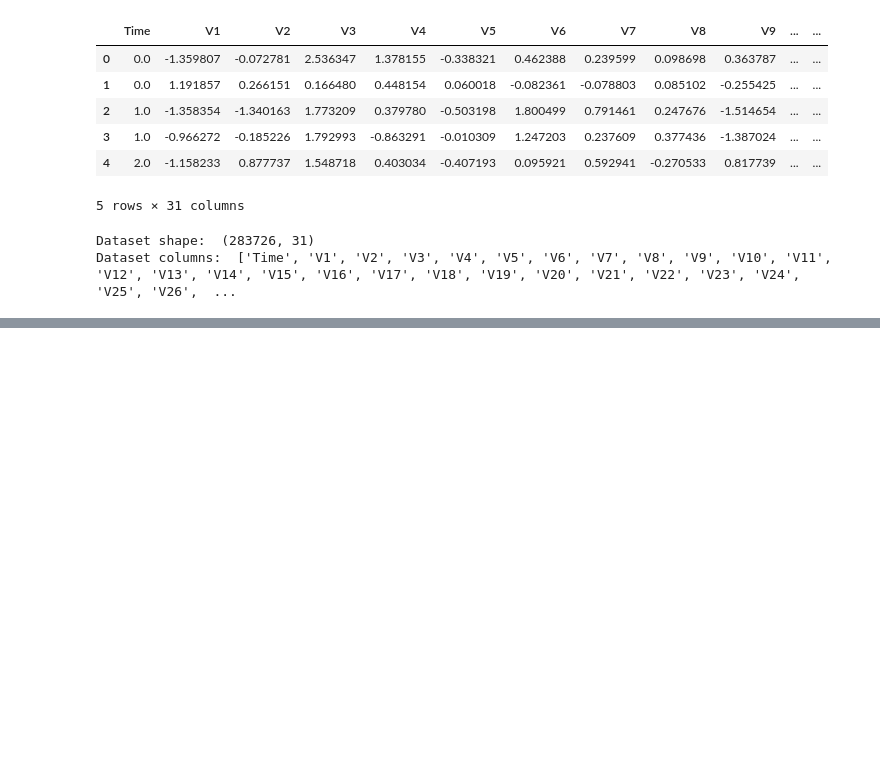
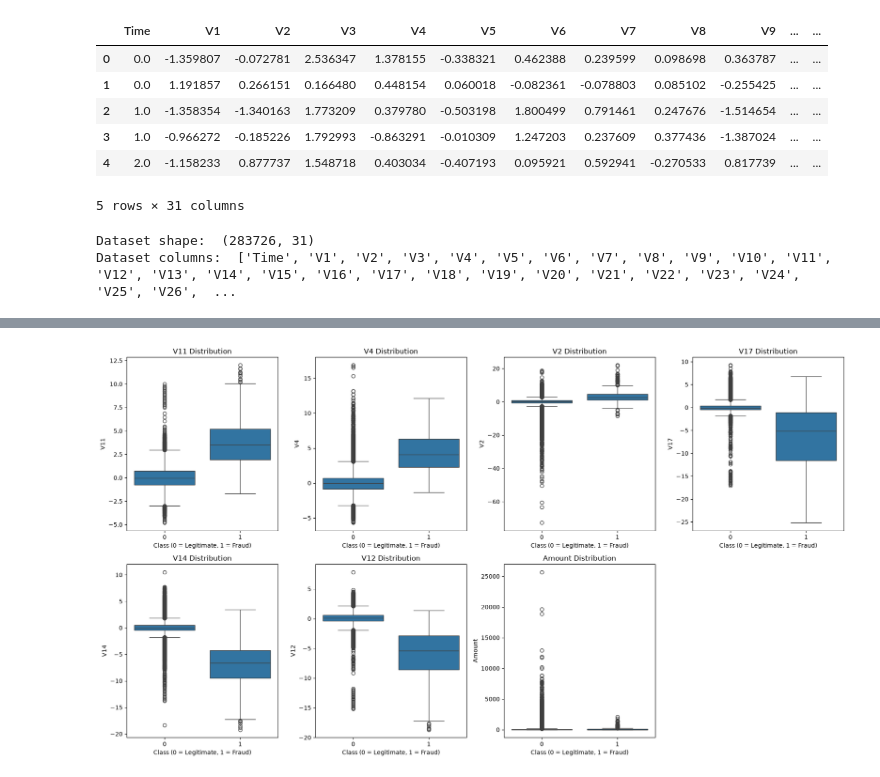
Before and after one commit to Kayathri-maths/AI_Fraud_model, a Jupyter notebook: notebooks/01_feature_analysis.ipynb, the cells around one changed output, grey strips where cells are left out. Drawn from its saved outputs; the diff is of its cells as text; code cells hidden in the pictures; blank space fills up the shorter version.

```diff
--- a/notebooks/01_feature_analysis.ipynb
+++ b/notebooks/01_feature_analysis.ipynb
@@ -26,0 +152,24 @@ Dataset columns:  ['Time', 'V1', 'V2', 'V3', 'V4', 'V5', 'V6', 'V7', 'V8', 'V9',
+# %%
+# select important features
+selected_features =  ["V11", "V4", "V2", "V17", "V14", "V12", "Amount"]
+
+# create subplots
+fig, axes = plt.subplots(2, 4, figsize=(18, 10))
+
+axes = axes.flatten()
+
+# create boxplots
+
+for i, features in enumerate(selected_features):
+    sns.boxplot(data=df, x = "Class", y=features, ax=axes[i])
+
+    axes[i].set_title(f"{features} Distribution")
+    axes[i].set_xlabel("Class (0 = Legitimate, 1 = Fraud)")
+
+# remove the unused subplot
+fig.delaxes(axes[7])
+
+plt.tight_layout()
+plt.show()
+# %% [output]
+[figure, added]
```
Also changed, not shown: parts of 7 cells of this notebook.
